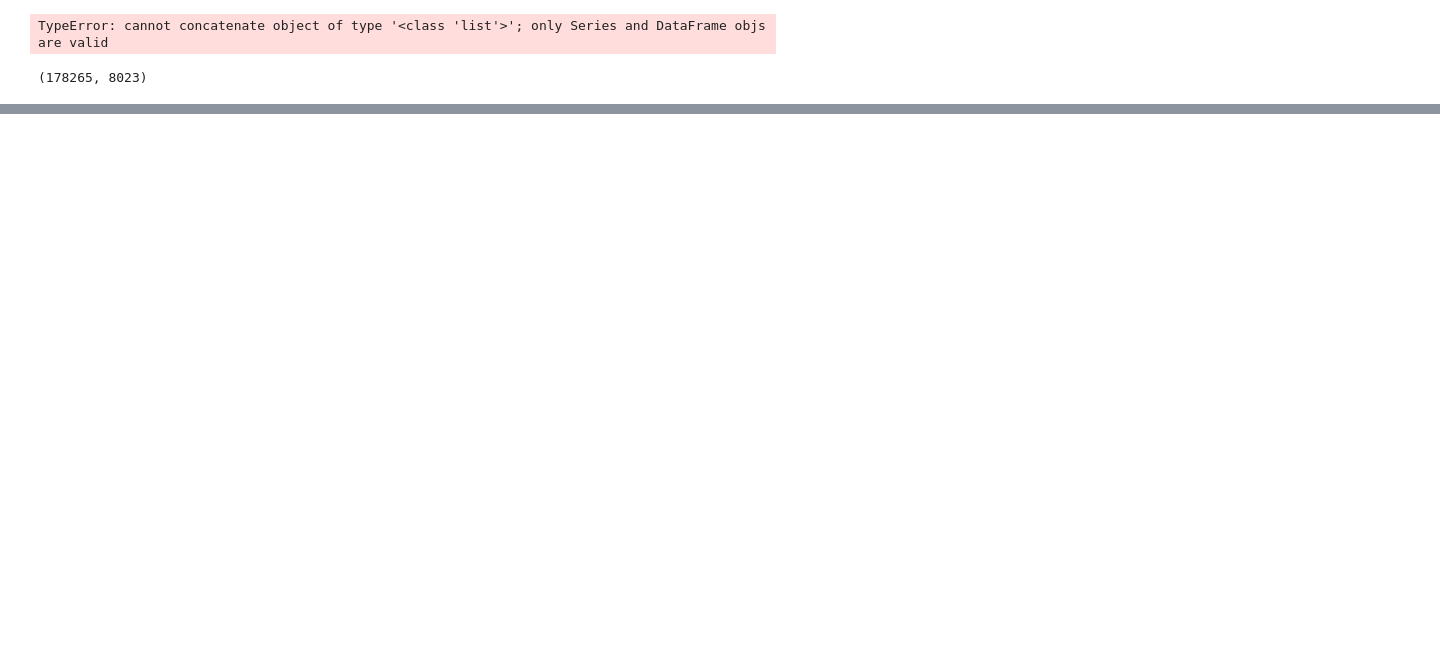
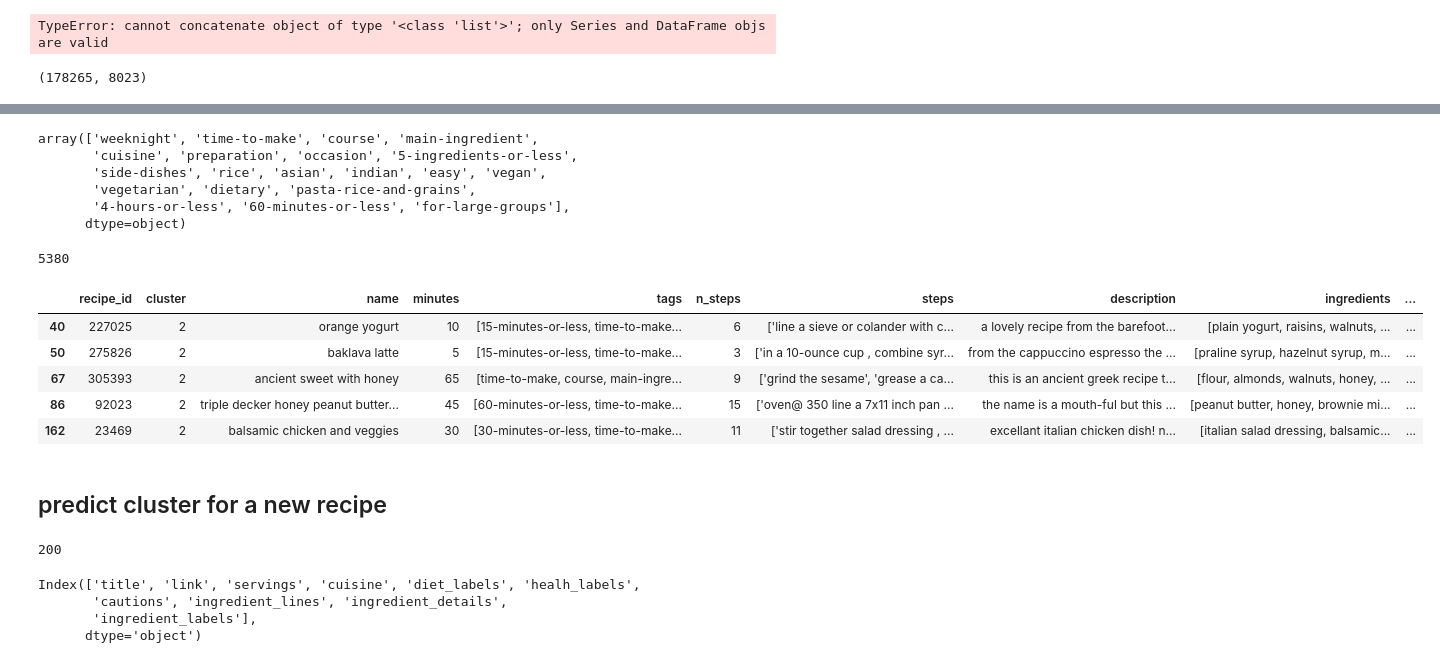
Before and after one commit to heath3conk/make-this, a Jupyter notebook: notebooks/model_recipe_database.ipynb, the cells around one changed output, grey strips where cells are left out. Cells and saved outputs as stored; diff of their text form; code cells hidden in the pictures; blank space fills up the shorter version.

```diff
--- a/notebooks/model_recipe_database.ipynb
+++ b/notebooks/model_recipe_database.ipynb
@@ -155,0 +312,10 @@ flags_df.to_parquet(file_name, engine="pyarrow", compression="gzip")
+# %%
+def get_indredients(string_list):
+    return re.findall(r"\b[\w\s]+", string_list)
+
+labeled_recipes["ingredients"] = labeled_recipes["ingredients"].apply(get_indredients)
+# %%
+def get_tags(string_list):
+    return re.findall(r"\b[\w+-?]+", string_list)
+
+labeled_recipes["tags"] = labeled_recipes["tags"].apply(get_tags)
@@ -155,0 +335,26 @@ flags_df.to_parquet(file_name, engine="pyarrow", compression="gzip")
+# %%
+# trying this again now that I have actual lists
+labeled_recipes["tags"].explode().unique()[:20]
+# %% [output]
+array(['weeknight', 'time-to-make', 'course', 'main-ingredient',
+       'cuisine', 'preparation', 'occasion', '5-ingredients-or-less',
+       'side-dishes', 'rice', 'asian', 'indian', 'easy', 'vegan',
+       'vegetarian', 'dietary', 'pasta-rice-and-grains',
+       '4-hours-or-less', '60-minutes-or-less', 'for-large-groups'],
+      dtype=object)
+# %%
+sm_cluster = labeled_recipes.loc[labeled_recipes["cluster"] == labeled_recipes["cluster"].value_counts().idxmin()]
+sm_cluster.shape[0]
+# %% [output]
+5380
+# %%
+sm_cluster.head()
+# %% [output]
+|  | recipe_id | cluster | name | minutes | tags | n_steps | steps | description | ingredients | ... |
+| 40 | 227025 | 2 | orange yogurt | 10 | [15-minutes-or-less, time-to-make... | 6 | ['line a sieve or colander with c... | a lovely recipe from the barefoot... | [plain yogurt, raisins, walnuts, ... | ... |
+| 50 | 275826 | 2 | baklava latte | 5 | [15-minutes-or-less, time-to-make... | 3 | ['in a 10-ounce cup , combine syr... | from the cappuccino espresso the ... | [praline syrup, hazelnut syrup, m... | ... |
+| 67 | 305393 | 2 | ancient sweet with honey | 65 | [time-to-make, course, main-ingre... | 9 | ['grind the sesame', 'grease a ca... | this is an ancient greek recipe t... | [flour, almonds, walnuts, honey, ... | ... |
+| 86 | 92023 | 2 | triple decker honey peanut butter... | 45 | [60-minutes-or-less, time-to-make... | 15 | ['oven@ 350 line a 7x11 inch pan ... | the name is a mouth-ful but this ... | [peanut butter, honey, brownie mi... | ... |
+| 162 | 23469 | 2 | balsamic chicken and veggies | 30 | [30-minutes-or-less, time-to-make... | 11 | ['stir together salad dressing , ... | excellant italian chicken dish! n... | [italian salad dressing, balsamic... | ... |
+# %% [markdown]
+## predict cluster for a new recipe
@@ -155,0 +371,11 @@ flags_df.to_parquet(file_name, engine="pyarrow", compression="gzip")
+# %%
+res = get_recipes.get_recipes(ingr=ingr_test, num_ingr=num_ingr_test, app_id=app_id, app_key=app_key)
+# %% [output]
+200
+# %%
+res.columns
+# %% [output]
+Index(['title', 'link', 'servings', 'cuisine', 'diet_labels', 'healh_labels',
+       'cautions', 'ingredient_lines', 'ingredient_details',
+       'ingredient_labels'],
+      dtype='object')
```
Also changed, not shown: parts of 56 cells of this notebook, 47 other files.
